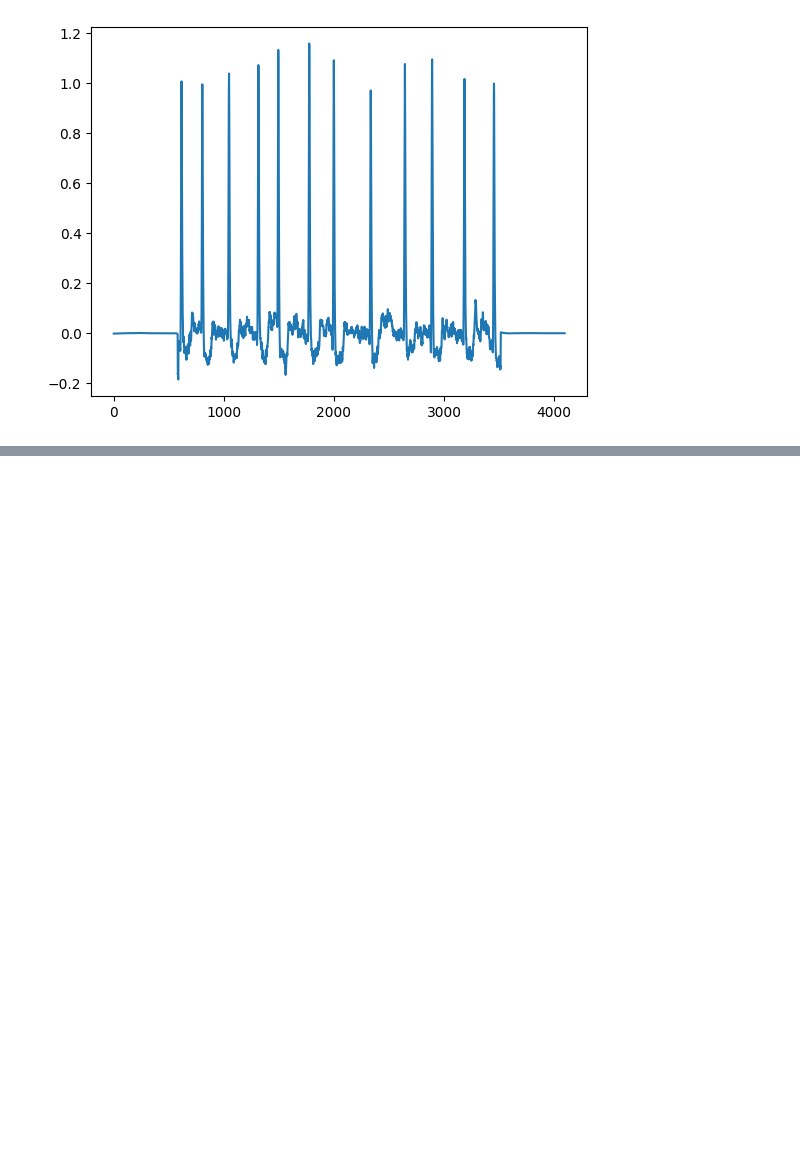
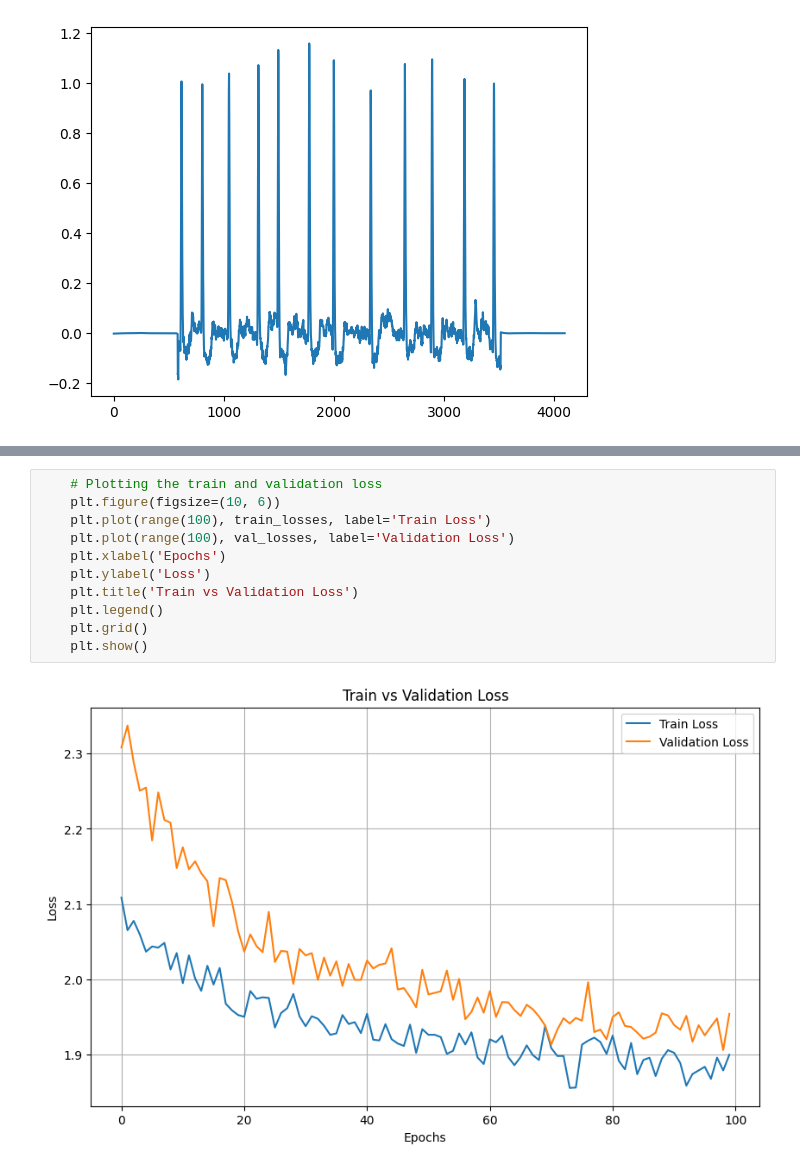
Before and after one commit to pedrobacelar28/Clustering-Paper, a Jupyter notebook: Grafo/rede.ipynb, the cells around one changed output, grey strips where cells are left out. Drawn from its saved outputs; the diff is of its cells as text; blank space fills up the shorter version.

```diff
--- a/Grafo/rede.ipynb
+++ b/Grafo/rede.ipynb
@@ -514,0 +535,13 @@ KeyboardInterrupt:
+# %%
+    # Plotting the train and validation loss
+    plt.figure(figsize=(10, 6))
+    plt.plot(range(100), train_losses, label='Train Loss')
+    plt.plot(range(100), val_losses, label='Validation Loss')
+    plt.xlabel('Epochs')
+    plt.ylabel('Loss')
+    plt.title('Train vs Validation Loss')
+    plt.legend()
+    plt.grid()
+    plt.show()
+# %% [output]
+[figure, added]
```
Also changed, not shown: parts of 2 cells of this notebook, 2 other files.
